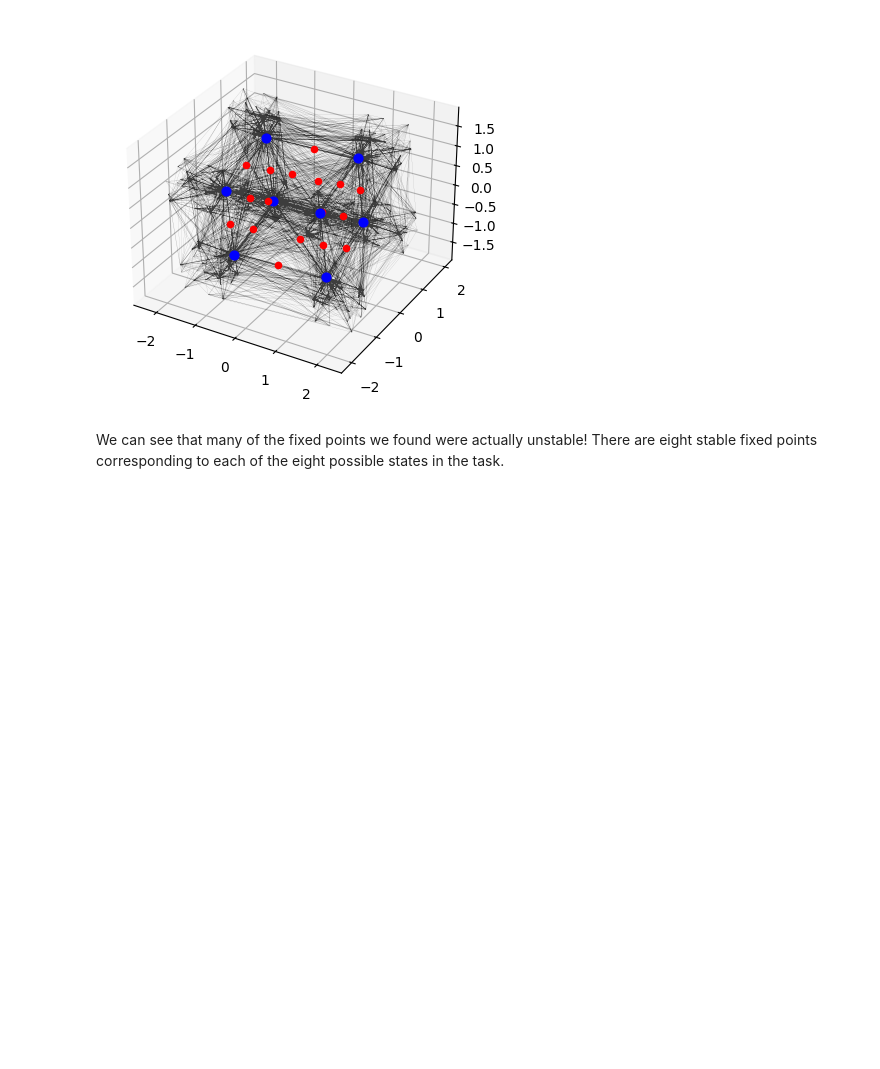
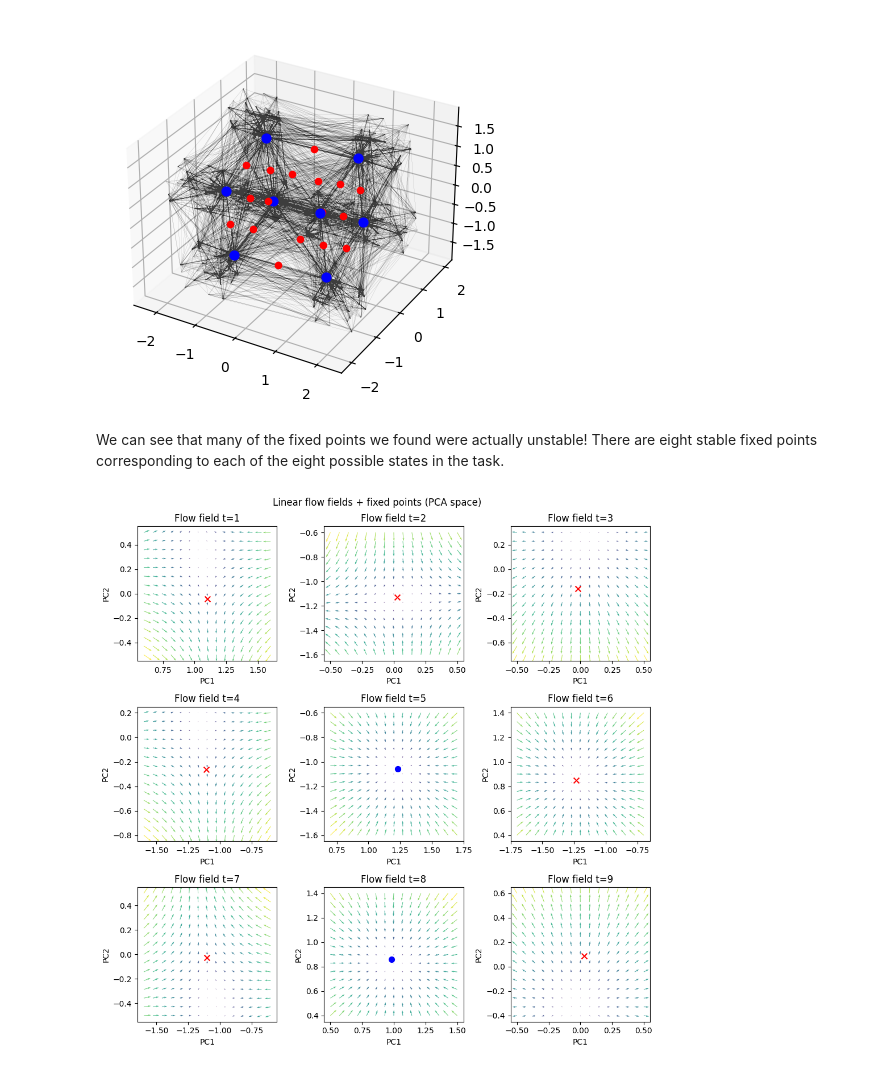
Before and after one commit to JohnLazzari/RNNToolkit, a Jupyter notebook: examples/analysis.ipynb, the cells around one changed output. Drawn from its saved outputs; the diff is of its cells as text; code cells hidden in the pictures; blank space fills up the shorter version.

```diff
--- a/examples/analysis.ipynb
+++ b/examples/analysis.ipynb
@@ -266,5 +269,51 @@ plt.show()
 We can see that many of the fixed points we found were actually unstable! There are eight stable fixed points corresponding to each of the eight possible states in the task.
 # %%
 # Now, lets look at the dynamics around each fixed point
-fff = FlowFieldFinder(model.rnn, num_points=20, x_offset=5, y_offset=5, x_center=0, y_center=0, follow_traj=True)
-flow_fields = fff.find_linear_flow(h_traj, inputs)
+states = unique_fps.xstar
+fff = FlowFieldFinder(model.rnn, states, num_points=15, x_offset=0.5, y_offset=0.5, x_center=0, y_center=0, follow_traj=True)
+inp_lin = torch.zeros(size=(states.shape[0], input.shape[-1]))
+delta_inp_lin = torch.zeros(size=(states.shape[0], input.shape[-1]))
+# Assuming no inputs for now, can be changed
+flow_fields = fff.find_linear_flow(states, inp_lin, delta_inp_lin)
+
+# Plot four flow fields in a 2x2 grid
+n_show = min(9, len(flow_fields))
+fig, axes = plt.subplots(3, 3, figsize=(10, 10))
+axes = axes.flatten()
+
+# Project fixed points into the same PCA space used by the flow field
+fp_proj = fff.reduce_obj.transform(states)
+
+for i in range(n_show):
+    ax = axes[i]
+    if i < n_show:
+        ff = flow_fields[i]
+        ax.quiver(
+            ff.grid[..., 0],
+            ff.grid[..., 1],
+            ff.x_vels,
+            ff.y_vels,
+            ff.speeds,
+            cmap="viridis",
+            alpha=0.85,
+        )
+        if stability[i] == 1:
+            ax.scatter(fp_proj[i, 0], fp_proj[i, 1], color="blue", s=50, label="fixed points", marker='o')
+        else:
+            ax.scatter(fp_proj[i, 0], fp_proj[i, 1], color="red", s=50, label="fixed points", marker='x')
+        ax.set_title(f"Flow field t={i+1}")
+    else:
+        ax.axis("off")
+
+fig.suptitle("Linear flow fields + fixed points (PCA space)")
+for ax in axes:
+    ax.set_xlabel("PC1")
+    ax.set_ylabel("PC2")
+
+# its possible there can be dimensions where its stable and others where its unstable
+# depending on your pca you may or may not capture that
+
+plt.tight_layout()
+plt.show()
+# %% [output]
+[figure, added]
```
Also changed, not shown: parts of 2 cells of this notebook, 4 other files.
